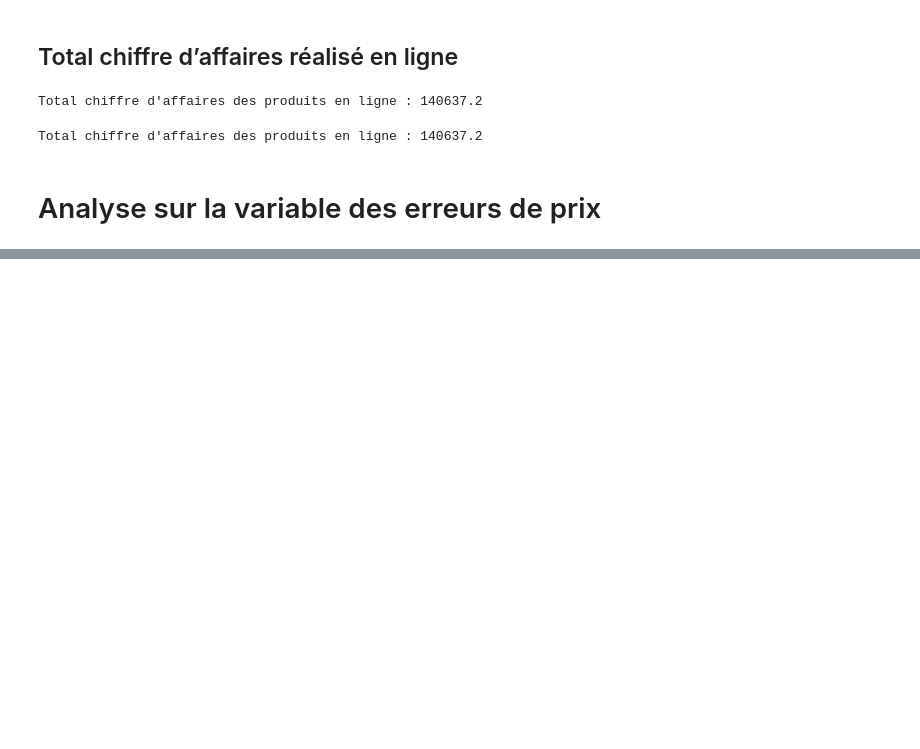
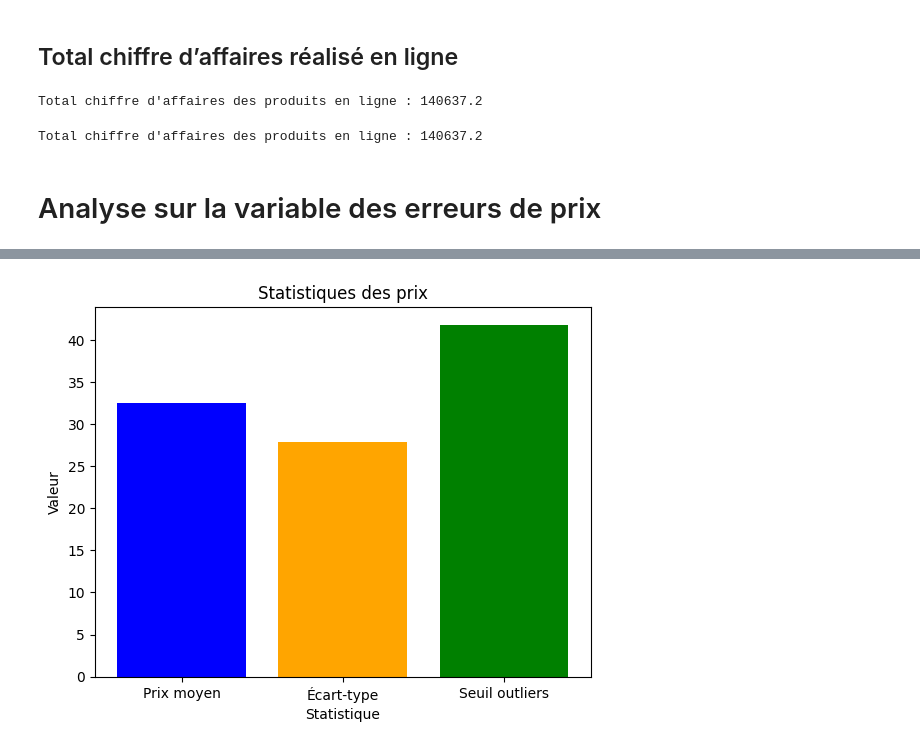
Before and after one commit to Idolrice/projet_6_OC, a Jupyter notebook: notebooks/02-analyze.ipynb, the cells around one changed output, grey strips where cells are left out. Cells and saved outputs as stored; diff of their text form; code cells hidden in the pictures; blank space fills up the shorter version.

```diff
--- a/notebooks/02-analyze.ipynb
+++ b/notebooks/02-analyze.ipynb
@@ -63,0 +122,13 @@ Total chiffre d'affaires des produits en ligne : 140637.2
+# %%
+#graphique à barres
+stats = {'Prix moyen': mean_price, 'Écart-type': std_price, 'Seuil outliers': threshold}
+
+plt.bar(stats.keys(), stats.values(), color=['blue', 'orange', 'green'])
+
+plt.title('Statistiques des prix')
+plt.xlabel('Statistique')
+plt.ylabel('Valeur')
+plt.show()
+#TO DELETE
+# %% [output]
+[figure, added]
```
Also changed, not shown: parts of 18 cells of this notebook.
